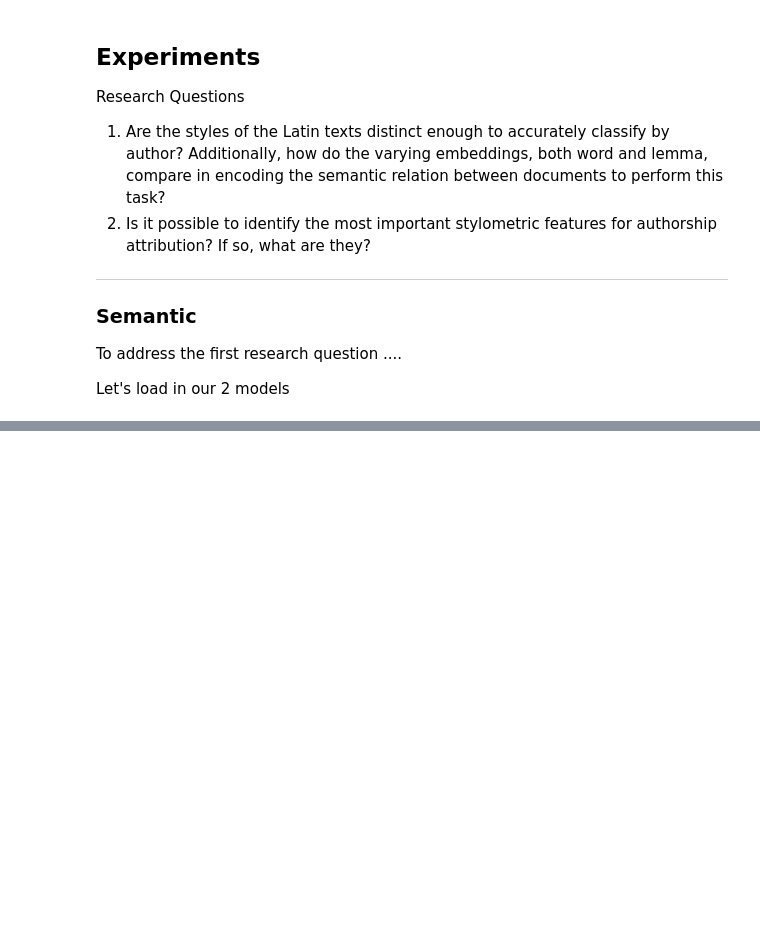
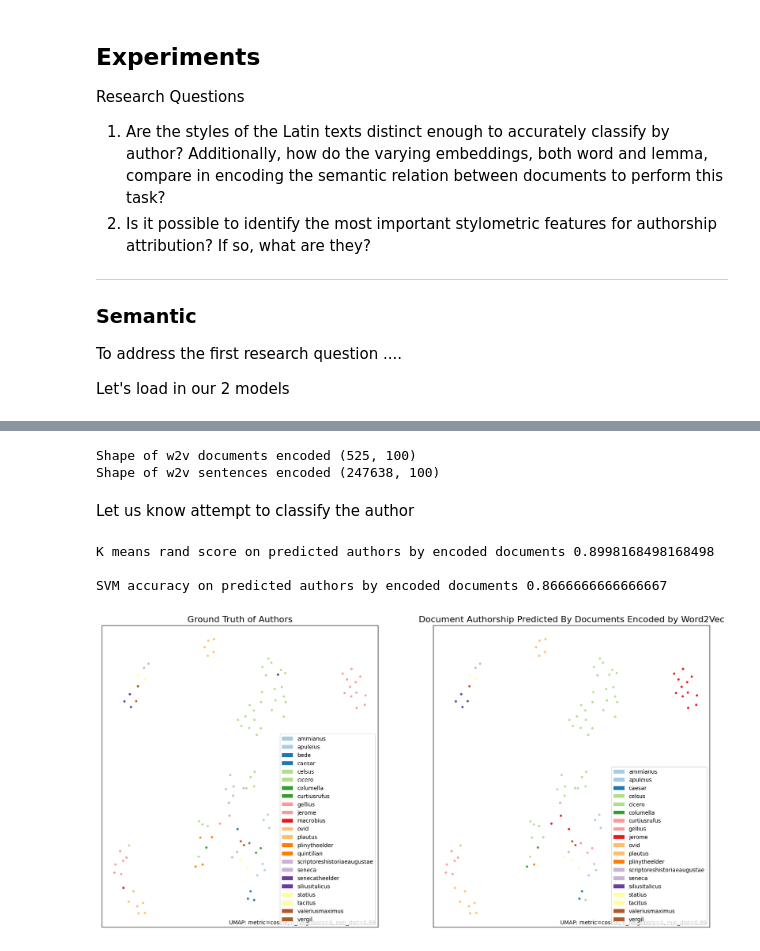
Before and after one commit to SufurElite/LatinAuthorshipAttribution, a Jupyter notebook: analysis.ipynb, the cells around one changed output, grey strips where cells are left out. Drawn from its saved outputs; the diff is of its cells as text; code cells hidden in the pictures; blank space fills up the shorter version.

```diff
--- a/analysis.ipynb
+++ b/analysis.ipynb
@@ -132,0 +136,76 @@ NameError: name 'lat_bert' is not defined
+# %%
+X = np.array(w2v_docs)
+X2 = np.array(w2v_sents)
+print("Shape of w2v documents encoded {}".format(X.shape))
+print("Shape of w2v sentences encoded {}".format(X2.shape))
+# %% [output]
+Shape of w2v documents encoded (525, 100)
+Shape of w2v sentences encoded (247638, 100)
+# %%
+"""
+for i in range(len(bert_embedded_docs[0])):
+    print(len(bert_embedded_docs[0][i]))
+vec=[]
+y = []
+print(len(bert_embedded_docs[0]))
+for i in range(len(bert_embedded_docs[0])):
+    sent = []
+    for j in range(len(bert_embedded_docs[0][i])):
+        sent.append(bert_embedded_docs[0][i][j][1])
+    tmp = np.array(sent)
+
+    vec.append(np.array(sent))
+    y.append(bert_embedded_docs[1][i])
+X=np.array(vec)
+print(np.shape(X))
+for j in range(len(X)):
+    print(X[j].shape)"""
+# %% [markdown]
+Let us know attempt to classify the author
+# %%
+from sklearn.cluster import KMeans
+from sklearn.metrics.cluster import rand_score
+from sklearn.metrics import accuracy_score
+from sklearn import preprocessing
+from sklearn.model_selection import train_test_split
+from sklearn.svm import SVC
+from sklearn.multiclass import OneVsRestClassifier
+from sklearn.model_selection import cross_val_score
+
+le = preprocessing.LabelEncoder().fit(authors)
+y = le.transform(authors)
+
+X_train, X_test, y_train, y_test = train_test_split(X, y, test_size=.2, random_state=42)
+
+kmeanDocCluster = KMeans(random_state=0, n_clusters=25).fit(X_train)
+
+kmeans_doc_pred_author = kmeanDocCluster.predict(X_test)
+print("K means rand score on predicted authors by encoded documents {}".format(rand_score(kmeans_doc_pred_author, y_test)))
+
+doc_clf = OneVsRestClassifier(SVC()).fit(X_train, y_train)
+svm_doc_y_pred = doc_clf.predict(X_test)
+
+print("\nSVM accuracy on predicted authors by encoded documents {}".format(accuracy_score(y_test, svm_doc_y_pred)))
+
+import umap.umap_ as umap
+import umap.plot as umap_plot
+
+mapper = umap.UMAP(random_state=42, n_components=2, min_dist=0.99, metric='cosine', n_neighbors=4).fit(X_test)
+
+gt_authors = np.array(le.inverse_transform(y_test))
+svm_predicted_docs_authors = np.array(le.inverse_transform(svm_doc_y_pred))
+
+
+fig, ax = plt.subplots(1, 2, figsize=(20,10))
+
+umap_plot.points(mapper,color_key_cmap='Paired', labels=gt_authors, ax = ax[0])
+umap_plot.points(mapper,color_key_cmap='Paired', labels=svm_predicted_docs_authors, ax = ax[1])
+
+ax[0].set_title('Ground Truth of Authors', size = 16)
+ax[1].set_title("Document Authorship Predicted By Documents Encoded by Word2Vec", size=16)
+plt.savefig(os.getcwd()+"/Data/Plots/SVM Documents Predicted on Word 2 Vec")
+# %% [output]
+K means rand score on predicted authors by encoded documents 0.8998168498168498
+
+SVM accuracy on predicted authors by encoded documents 0.8666666666666667
+[figure, added]
```
Also changed, not shown: parts of 17 cells of this notebook, 8 other files.
